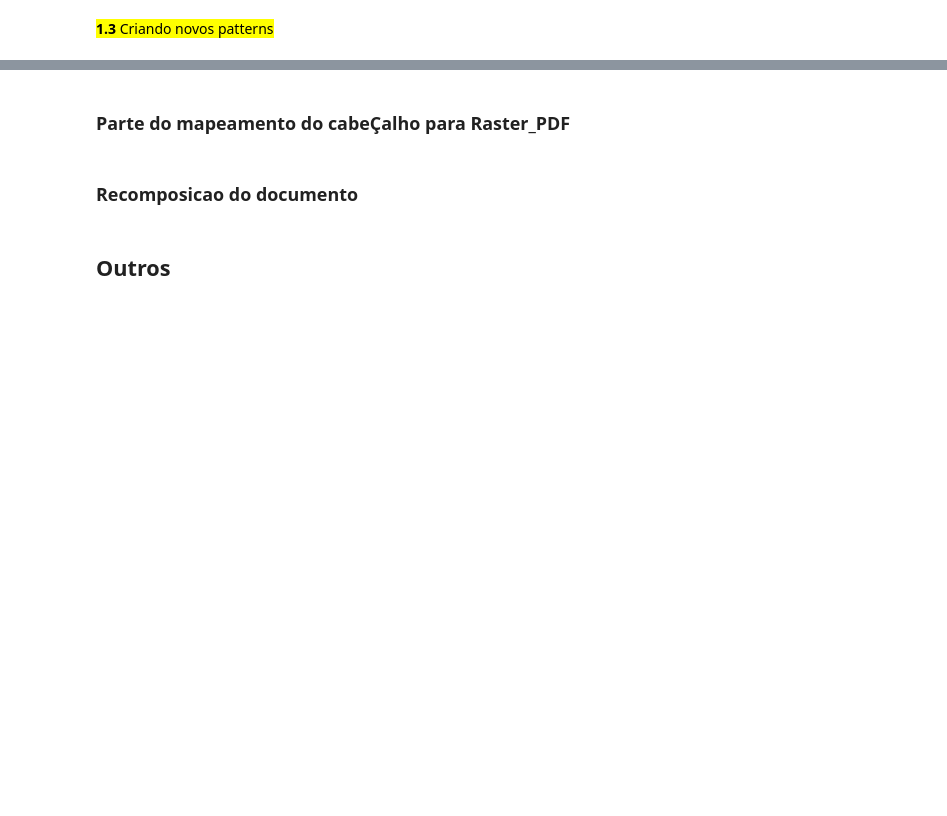
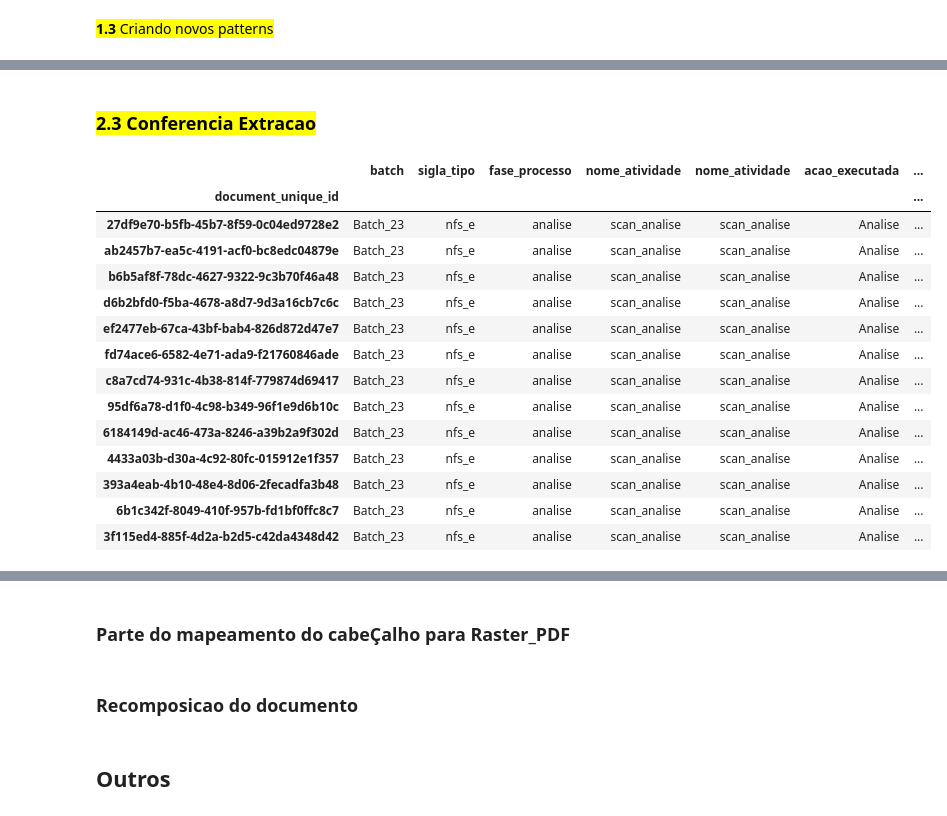
Before and after one commit to Daniel-sdn/extracaoDoc, a Jupyter notebook: 2_extract_pipeline_NLP_V1.ipynb, the cells around one changed output, grey strips where cells are left out. Cells and saved outputs as stored; diff of their text form; code cells hidden in the pictures; blank space fills up the shorter version.

```diff
--- a/2_extract_pipeline_NLP_V1.ipynb
+++ b/2_extract_pipeline_NLP_V1.ipynb
@@ -1469,3 +1527,0 @@ displacy.render([{'text': doc.text, 'ents': [{'start': span.start_char, 'end': s
-# %%
-amostra = "DEDUÇÃO: R$ 0,00 "
-doc = nlp(amostra)
@@ -2497,0 +2501,22 @@ df_root_pipe.head(20)
+# %% [markdown]
+### <mark> <b>2.3</b> Conferencia Extracao </mark>
+# %%
+# 1. Dados basicos do documento
+df_conf0 = df[['batch', 'sigla_tipo', 'fase_processo', 'nome_atividade', 'nome_atividade', 'acao_executada', 'original_file_name', 'directory', 'pdf_pesquisavel', 'score', 'pages', 'document_tag', 'action_item']]
+df_conf0
+# %% [output]
+|  | batch | sigla_tipo | fase_processo | nome_atividade | nome_atividade | acao_executada | ... |
+| document_unique_id |  |  |  |  |  |  | ... |
+| 27df9e70-b5fb-45b7-8f59-0c04ed9728e2 | Batch_23 | nfs_e | analise | scan_analise | scan_analise | Analise | ... |
+| ab2457b7-ea5c-4191-acf0-bc8edc04879e | Batch_23 | nfs_e | analise | scan_analise | scan_analise | Analise | ... |
+| b6b5af8f-78dc-4627-9322-9c3b70f46a48 | Batch_23 | nfs_e | analise | scan_analise | scan_analise | Analise | ... |
+| d6b2bfd0-f5ba-4678-a8d7-9d3a16cb7c6c | Batch_23 | nfs_e | analise | scan_analise | scan_analise | Analise | ... |
+| ef2477eb-67ca-43bf-bab4-826d872d47e7 | Batch_23 | nfs_e | analise | scan_analise | scan_analise | Analise | ... |
+| fd74ace6-6582-4e71-ada9-f21760846ade | Batch_23 | nfs_e | analise | scan_analise | scan_analise | Analise | ... |
+| c8a7cd74-931c-4b38-814f-779874d69417 | Batch_23 | nfs_e | analise | scan_analise | scan_analise | Analise | ... |
+| 95df6a78-d1f0-4c98-b349-96f1e9d6b10c | Batch_23 | nfs_e | analise | scan_analise | scan_analise | Analise | ... |
+| 6184149d-ac46-473a-8246-a39b2a9f302d | Batch_23 | nfs_e | analise | scan_analise | scan_analise | Analise | ... |
+| 4433a03b-d30a-4c92-80fc-015912e1f357 | Batch_23 | nfs_e | analise | scan_analise | scan_analise | Analise | ... |
+| 393a4eab-4b10-48e4-8d06-2fecadfa3b48 | Batch_23 | nfs_e | analise | scan_analise | scan_analise | Analise | ... |
+| 6b1c342f-8049-410f-957b-fd1bf0ffc8c7 | Batch_23 | nfs_e | analise | scan_analise | scan_analise | Analise | ... |
+| 3f115ed4-885f-4d2a-b2d5-c42da4348d42 | Batch_23 | nfs_e | analise | scan_analise | scan_analise | Analise | ... |
```
Also changed, not shown: parts of 81 cells of this notebook, 3 other files.
